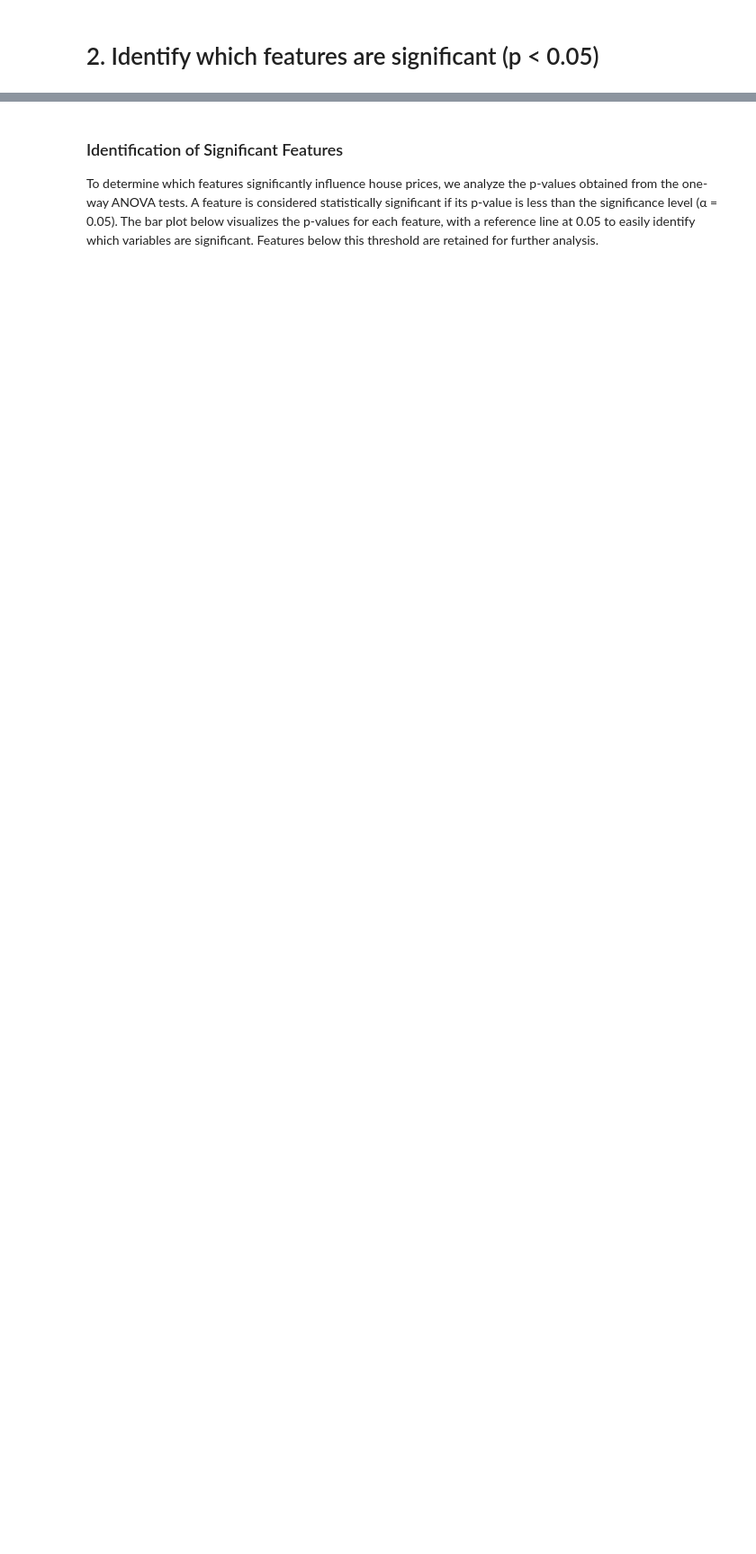
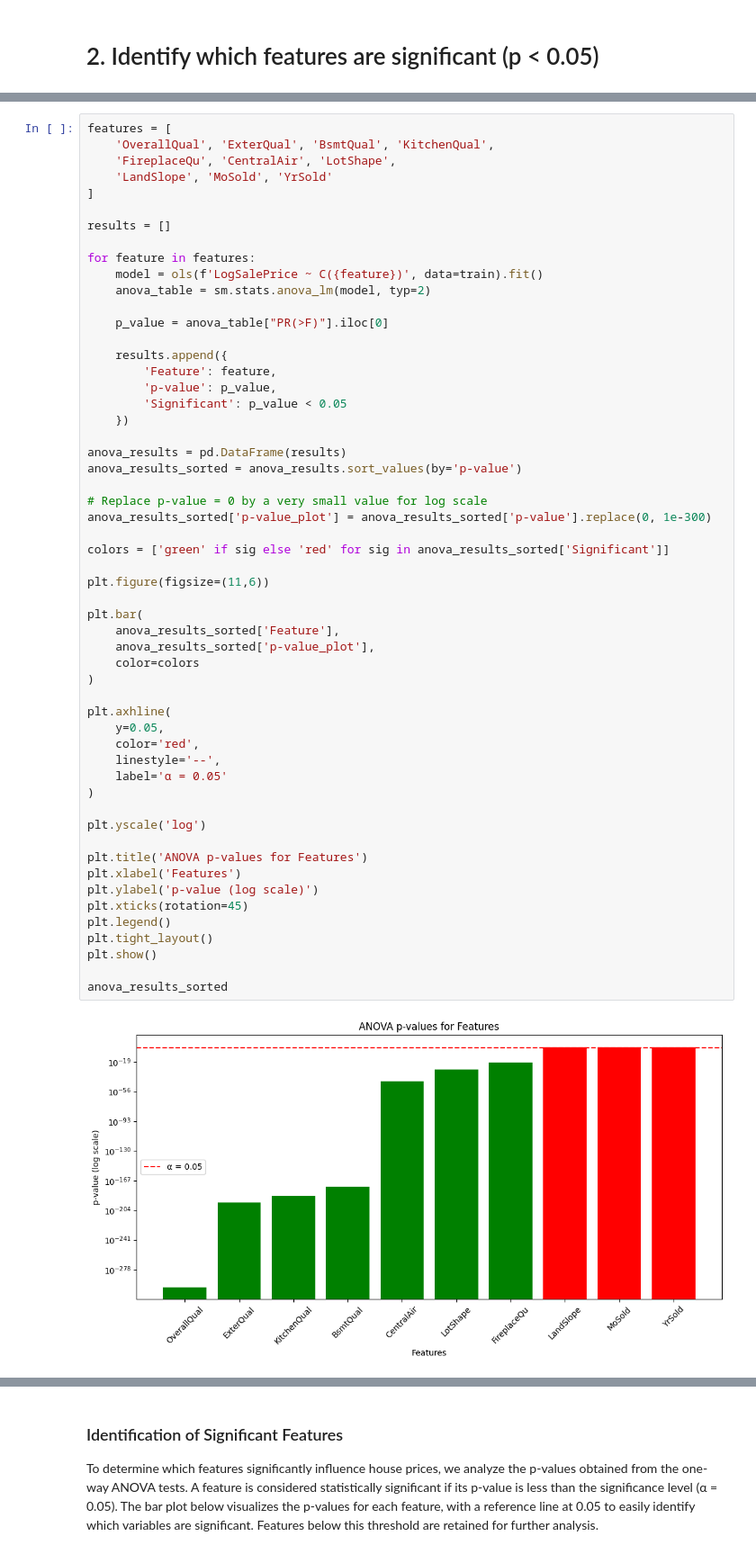
Before and after one commit to Ziedellouzi/house-prices-project, a Jupyter notebook: notebooks/project_TONID.ipynb, the cells around one changed output, grey strips where cells are left out. Shown at 90% size. Cells and saved outputs as stored; diff of their text form; blank space fills up the shorter version.

Commit message:
Complete house prices project report and notebook

```diff
--- a/notebooks/project_TONID.ipynb
+++ b/notebooks/project_TONID.ipynb
@@ -585,0 +582,57 @@ plt.show()
+# %%
+features = [
+    'OverallQual', 'ExterQual', 'BsmtQual', 'KitchenQual',
+    'FireplaceQu', 'CentralAir', 'LotShape',
+    'LandSlope', 'MoSold', 'YrSold'
+]
+
+results = []
+
+for feature in features:
+    model = ols(f'LogSalePrice ~ C({feature})', data=train).fit()
+    anova_table = sm.stats.anova_lm(model, typ=2)
+
+    p_value = anova_table["PR(>F)"].iloc[0]
+
+    results.append({
+        'Feature': feature,
+        'p-value': p_value,
+        'Significant': p_value < 0.05
+    })
+
+anova_results = pd.DataFrame(results)
+anova_results_sorted = anova_results.sort_values(by='p-value')
+
+# Replace p-value = 0 by a very small value for log scale
+anova_results_sorted['p-value_plot'] = anova_results_sorted['p-value'].replace(0, 1e-300)
+
+colors = ['green' if sig else 'red' for sig in anova_results_sorted['Significant']]
+
+plt.figure(figsize=(11,6))
+
+plt.bar(
+    anova_results_sorted['Feature'],
+    anova_results_sorted['p-value_plot'],
+    color=colors
+)
+
+plt.axhline(
+    y=0.05,
+    color='red',
+    linestyle='--',
+    label='α = 0.05'
+)
+
+plt.yscale('log')
+
+plt.title('ANOVA p-values for Features')
+plt.xlabel('Features')
+plt.ylabel('p-value (log scale)')
+plt.xticks(rotation=45)
+plt.legend()
+plt.tight_layout()
+plt.show()
+
+anova_results_sorted
+# %% [output]
+[figure, added]
```
Also changed, not shown: parts of 61 cells of this notebook, 17 other files.
